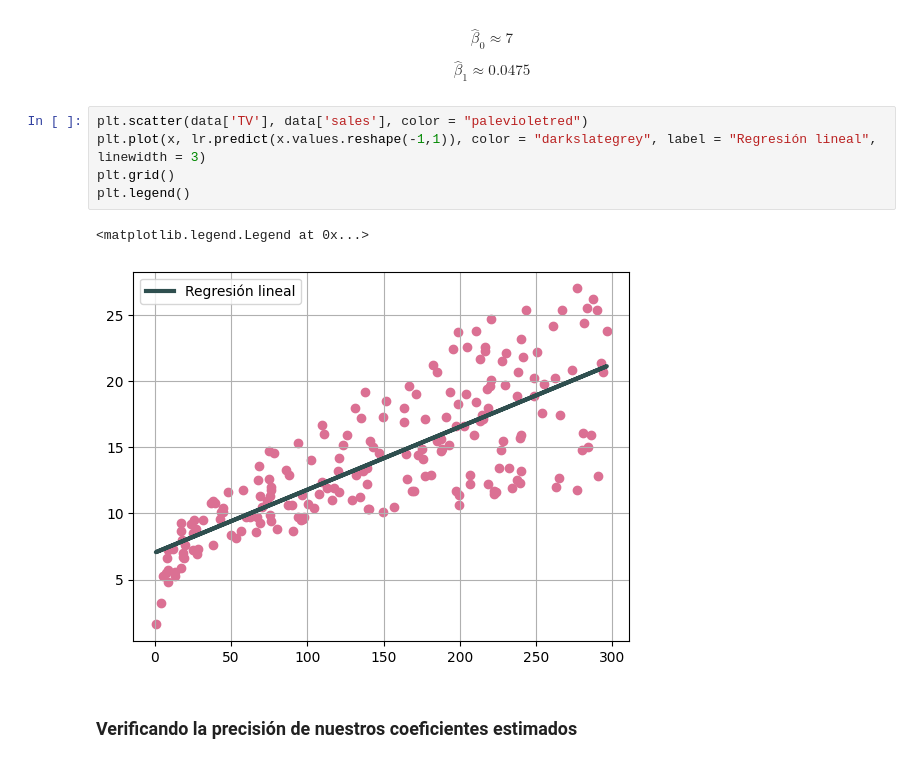
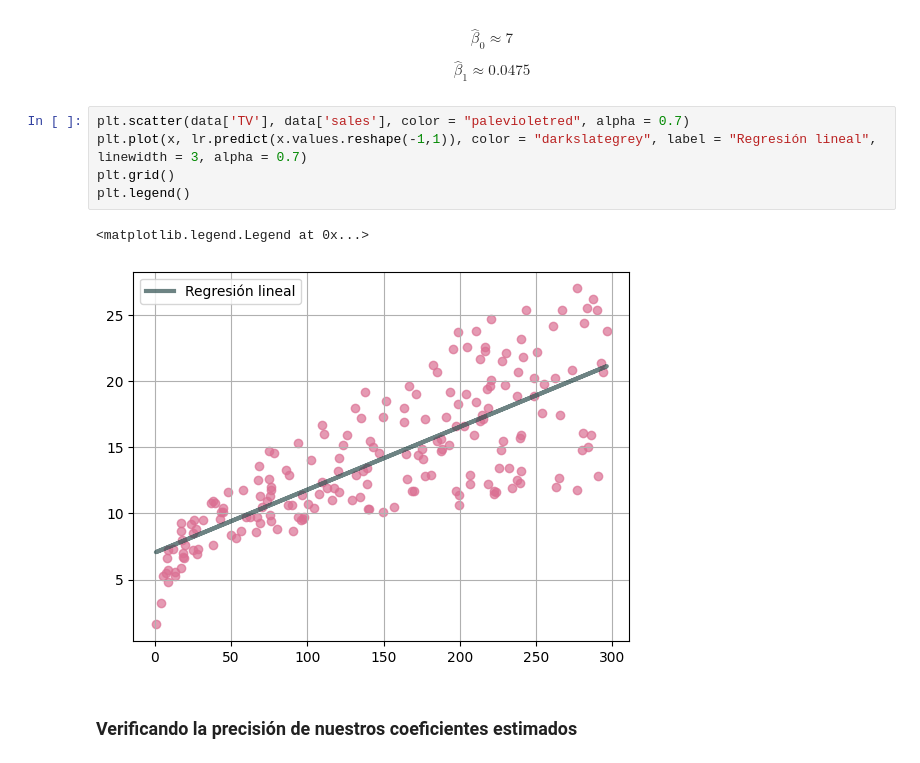
Before and after one commit to AnaSofiaHinojosa/LabAprEst, a Jupyter notebook: Lab - R3.ipynb, the cells around one changed output. Cells and saved outputs as stored; diff of their text form.

```diff
--- a/Lab - R3.ipynb
+++ b/Lab - R3.ipynb
@@ -94,13 +94,13 @@ b1 = lr.coef_
 $$\hat\beta_0 \approx 7$$
 $$\hat\beta_1 \approx 0.0475$$
 # %%
-plt.scatter(data['TV'], data['sales'], color = "palevioletred")
-plt.plot(x, lr.predict(x.values.reshape(-1,1)), color = "darkslategrey", label = "Regresión lineal", linewidth = 3)
+plt.scatter(data['TV'], data['sales'], color = "palevioletred", alpha = 0.7)
+plt.plot(x, lr.predict(x.values.reshape(-1,1)), color = "darkslategrey", label = "Regresión lineal", linewidth = 3, alpha = 0.7)
 plt.grid()
 plt.legend()
 # %% [output]
 <matplotlib.legend.Legend at 0x...>
-[figure, old version]
+[figure, new version]
 # %% [markdown]
 ### Verificando la precisión de nuestros coeficientes estimados
 # %% [markdown]
```
Also changed, not shown: parts of 5 cells of this notebook.
